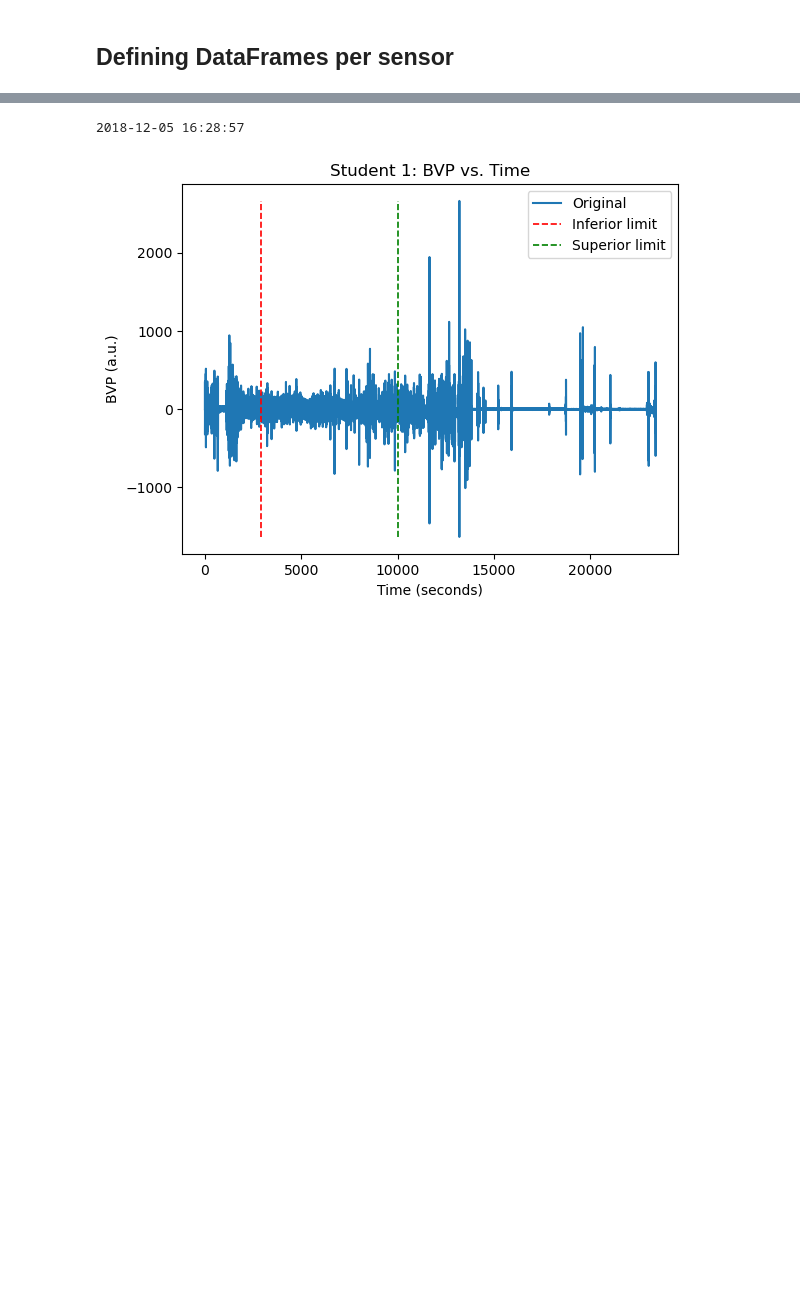
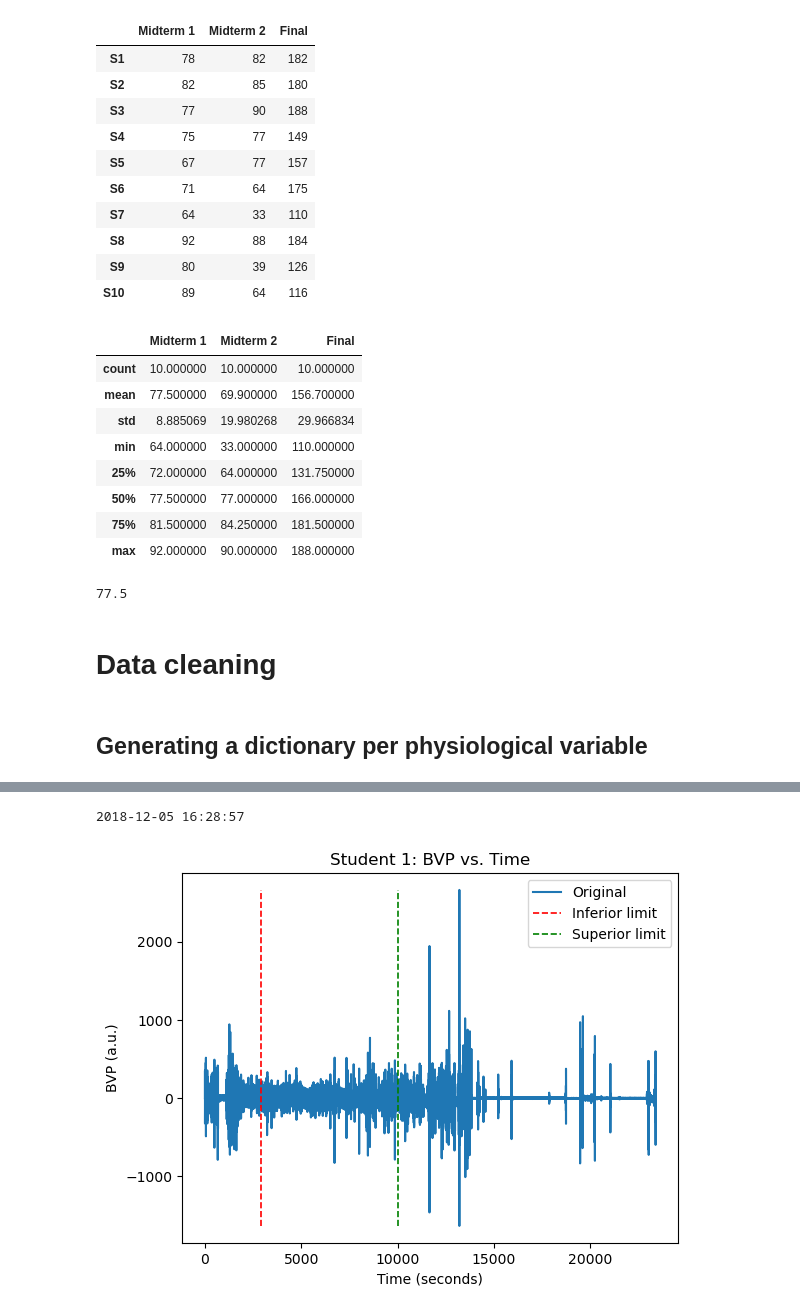
Before and after one commit to jsForeroBiomed/wearable-stress-exam-performance, a Jupyter notebook: Physiological-signals.ipynb, the cells around one changed output, grey strips where cells are left out. Saved outputs shown, nothing was run; the diff lists cells and outputs as text; code cells hidden in the pictures; blank space fills up the shorter version.

```diff
--- a/Physiological-signals.ipynb
+++ b/Physiological-signals.ipynb
@@ -99,6 +56,6 @@ Finalizado
 # %%
 # Define column names for each variable
-physio_variables = {'ACC': ['x', 'y', 'z'],
+default_variables = {'ACC': ['x', 'y', 'z'],
                     'BVP': ['BVP'],
                     'EDA': ['EDA'],
                     'HR': ['HR'],
@@ -106,8 +63,11 @@ physio_variables = {'ACC': ['x', 'y', 'z'],
                     'TEMP':['TEMP']
                    }
 
+# Definining my variables
+physio_variables = {key: value for key, value in default_variables.items() if key in ('EDA', 'BVP', 'TEMP')}
+
 # Define types of exam
-exam_list = ['Final', 'Midterm 1', 'Midterm 2']
+exam_list = ['Midterm 1', 'Midterm 2', 'Final']
 
 # Define students list
 students_list = [f'S{i}' for i in range(1, 11)]
@@ -184,5 +120,54 @@ Adjusted students grades data
+# %%
+# Identify '-----' rows
+hyphen_rows = total_grades['TOTAL GRADES'].apply(lambda x: '--' in x)
+# Find rows with a column name value
+column_rows = total_grades['TOTAL GRADES'].apply(lambda x: 'GRADES' in x)
+# Filter rows without hyphen and rename rows with column names
+total_grades = total_grades[~hyphen_rows]
+exam_label = total_grades['TOTAL GRADES'][column_rows].apply(lambda x: x[9:])
+
+# Generate new DataFrame with each exam as a column
+# apply() function is removing student code and the not working separator by leaving only last three digits of data.
+exam_data = pd.DataFrame({exam_type: total_grades.loc[index + 2:index + 11,
+                                                      'TOTAL GRADES'].apply(lambda x: int(x[-3:])).values
+             for index, exam_type in exam_label.items()},
+             index=students_list)
+
+exam_data.rename(columns={'MIDTERM 1': exam_list[0],
+                          'MIDTERM 2': exam_list[1],
+                          'FINAL (OUT OF 200)': exam_list[2]}, inplace=True)
+
+display(exam_data)
+display(exam_data.describe(include='all'))
+# %% [output]
+|  | Midterm 1 | Midterm 2 | Final |
+| S1 | 78 | 82 | 182 |
+| S2 | 82 | 85 | 180 |
+| S3 | 77 | 90 | 188 |
+| S4 | 75 | 77 | 149 |
+| S5 | 67 | 77 | 157 |
+| S6 | 71 | 64 | 175 |
+| S7 | 64 | 33 | 110 |
+| S8 | 92 | 88 | 184 |
+| S9 | 80 | 39 | 126 |
+| S10 | 89 | 64 | 116 |
+|  | Midterm 1 | Midterm 2 | Final |
+| count | 10.000000 | 10.000000 | 10.000000 |
+| mean | 77.500000 | 69.900000 | 156.700000 |
+| std | 8.885069 | 19.980268 | 29.966834 |
+| min | 64.000000 | 33.000000 | 110.000000 |
+| 25% | 72.000000 | 64.000000 | 131.750000 |
+| 50% | 77.500000 | 77.000000 | 166.000000 |
+| 75% | 81.500000 | 84.250000 | 181.500000 |
+| max | 92.000000 | 90.000000 | 188.000000 |
+# %%
+exam_data.describe().loc['mean', 'Midterm 1']
+# %% [output]
+77.5
+# %% [markdown]
+# Data cleaning
 # %% [markdown]
-## Defining DataFrames per sensor
+## Generating a dictionary per physiological variable
 # %%
 def extract_physio_dict(physio_var: str, students_list: List[str], exam_list: List[str],
                               students_info: Dict[str, Dict]) -> Dict[str, np.array]:
```
Also changed, not shown: parts of 18 cells of this notebook.
